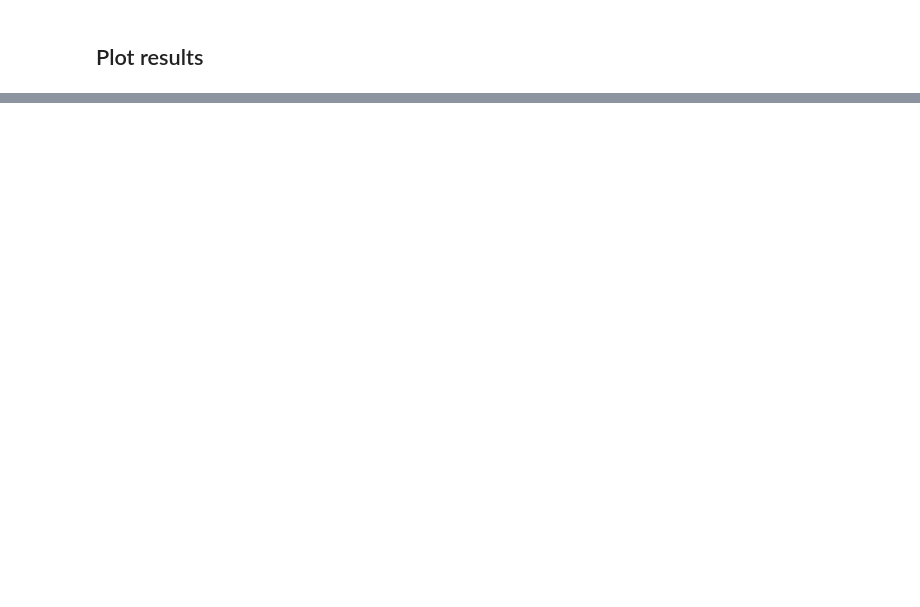
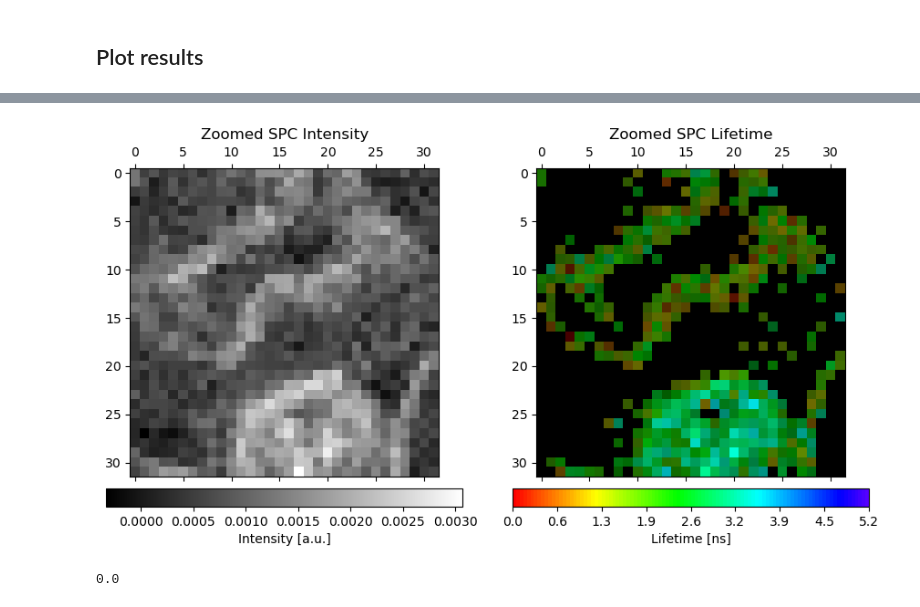
Before and after one commit to FluoLab/datafusion, a Jupyter notebook: analysis.ipynb, the cells around one changed output, grey strips where cells are left out. Cells and saved outputs as stored; diff of their text form; code cells hidden in the pictures; blank space fills up the shorter version.

```diff
--- a/analysis.ipynb
+++ b/analysis.ipynb
@@ -317,0 +672,79 @@ plot_zoom_results(
+# %%
+from scipy.optimize import curve_fit
+from matplotlib.colors import hsv_to_rgb, LinearSegmentedColormap
+
+
+def decay(t, A, tau, c):
+    return A * np.exp(-t / tau) + c
+
+
+def time_image_to_lifetime(t, img, max_value):
+    a_out = np.zeros((img.shape[1], img.shape[2]), dtype=np.float64)
+    tau_out = np.zeros((img.shape[1], img.shape[2]), dtype=np.float64)
+    c_out = np.zeros((img.shape[1], img.shape[2]), dtype=np.float64)
+    intensity_image = img.sum(axis=0)
+    intensity_image /= intensity_image.max()
+
+    for i in range(img.shape[1]):
+        for j in range(img.shape[2]):
+            if intensity_image[i, j] < 0.6:
+                a_out[i, j] = 0
+                tau_out[i, j] = 0
+                c_out[i, j] = 0
+
+            else:
+                params, covariance = curve_fit(
+                    decay,
+                    t,
+                    img[:, i, j],
+                    bounds=([0.0, 0.0, 0.0], [max_value, 8.0, 0.001]),
+                    p0=(max_value / 2.0, 2.0, 0.000001),
+                    maxfev=5000,
+                )
+                a_out[i, j] = params[0]
+                tau_out[i, j] = params[1]
+                c_out[i, j] = params[2]
+
+    return a_out, tau_out, c_out
+
+
+new_spc = np.where(gt_spc < 0, 0, gt_spc)
+new_spc = new_spc.sum(axis=1)
+
+fig = plt.figure(figsize=(9, 5))
+gs = fig.add_gridspec(1, 2, width_ratios=[1, 1], height_ratios=[1])
+ax0 = fig.add_subplot(gs[0, 0])
+
+img = ax0.matshow(gt_spc.sum(axis=(0, 1)), cmap="gray")
+ax0.set_title("Zoomed SPC Intensity")
+fig.colorbar(img, ax=ax0, fraction=0.175, pad=0.03, orientation="horizontal", label="Intensity [a.u.]")
+
+a_out, tau_out, c_out = time_image_to_lifetime(t, new_spc, new_spc.max())
+tau_min = tau_out.min()
+tau_max = tau_out.max()
+h = (260 / 360) * (1 - ((tau_out - tau_min) / (tau_max - tau_min)))
+s = np.ones_like(tau_out)
+v = a_out / a_out.max()
+
+lifetime_hsv = np.stack([h, s, v], axis=-1)
+lifetime_image = hsv_to_rgb(lifetime_hsv)
+
+# hsv_colormap = np.vstack([np.linspace(0, 260 / 360, 100), np.ones(100), np.ones(100)]).T
+hsv_colormap = np.vstack([np.linspace(0, h.max(), 100), np.ones(100), np.ones(100)]).T
+lifetime_cmap = LinearSegmentedColormap.from_list("lifetime", hsv_to_rgb(hsv_colormap), N=100)
+
+ax1 = fig.add_subplot(gs[0, 1])
+img = ax1.matshow(lifetime_image, cmap=lifetime_cmap)
+ax1.set_title("Zoomed SPC Lifetime")
+cbar = fig.colorbar(img, ax=ax1, fraction=0.175, pad=0.03, orientation="horizontal", label="Lifetime [ns]")
+cbar.set_ticks(np.linspace(0, 1, 9))
+cbar.set_ticklabels([f"{t:.1f}" for t in np.linspace(tau_min, tau_max, 9)])
+
+plt.tight_layout()
+plt.show()
+# %% [output]
+[figure, added]
+# %%
+h.min()
+# %% [output]
+0.0
```
Also changed, not shown: parts of 18 cells of this notebook, 4 other files.
